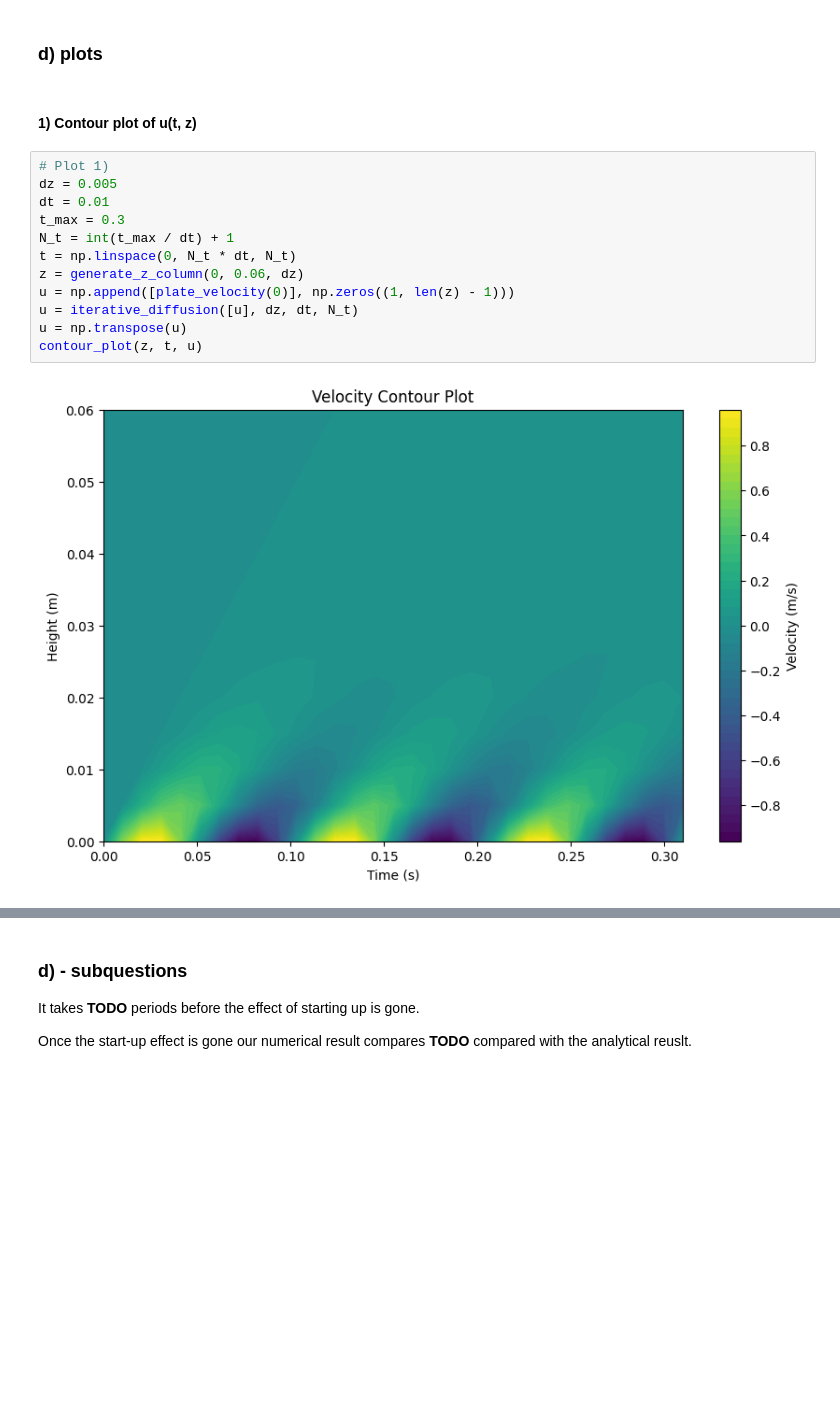
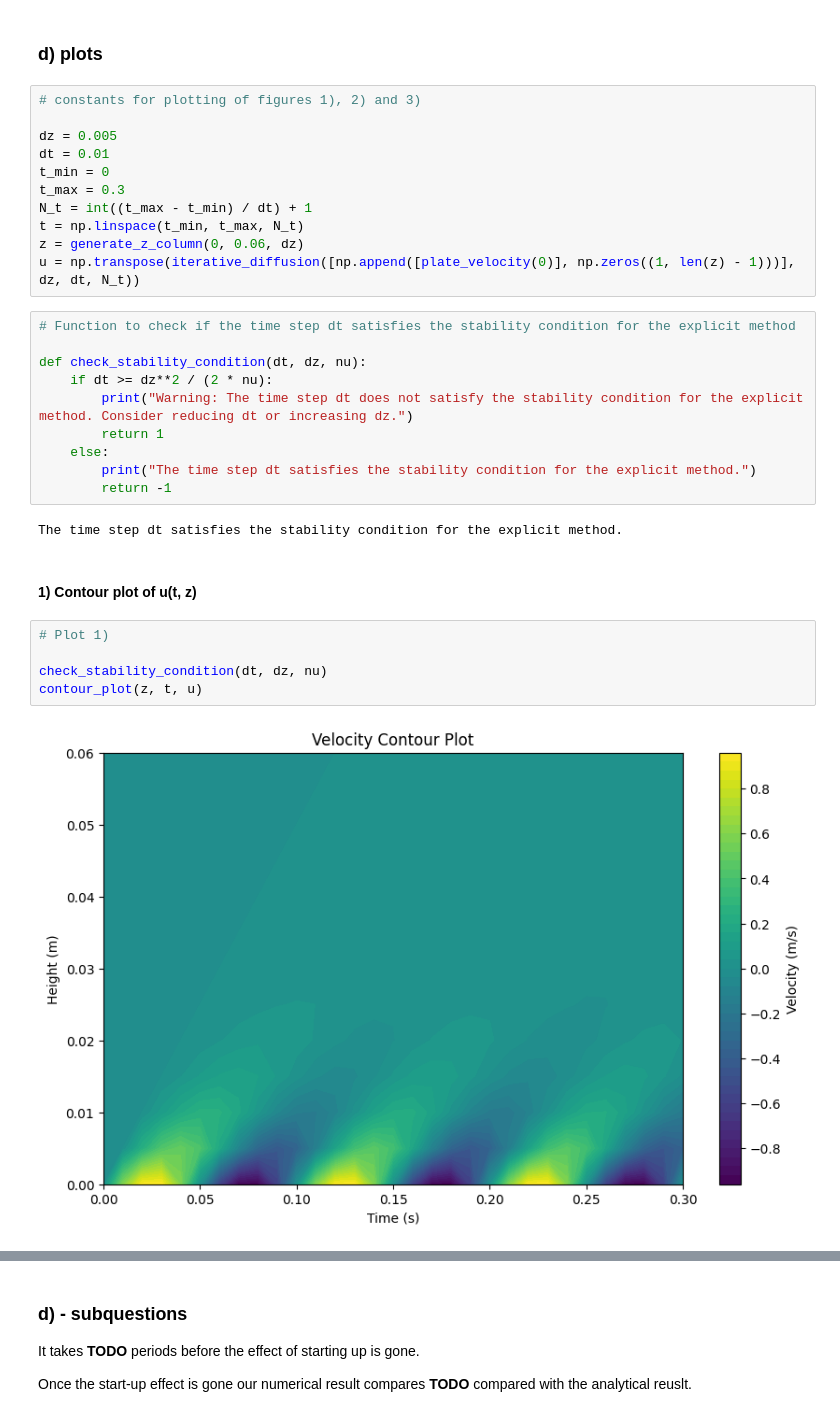
Before and after one commit to HiperLoop/Fluid-dynamics, a Jupyter notebook: Project 2/src/Project2_Group8_computationalpart.ipynb, the cells around one changed output, grey strips where cells are left out. Cells and saved outputs as stored; diff of their text form; blank space fills up the shorter version.

Commit message:
added ploting of figures in P2/2/d

```diff
--- a/Project 2/src/Project2_Group8_computationalpart.ipynb
+++ b/Project 2/src/Project2_Group8_computationalpart.ipynb
@@ -88,19 +96,35 @@ def line_plot(x, u, representative_points, x_label, rep_point_name):
     plt.show()
 # %% [markdown]
 ### d) plots
+# %%
+# constants for plotting of figures 1), 2) and 3)
+
+dz = 0.005
+dt = 0.01
+t_min = 0
+t_max = 0.3
+N_t = int((t_max - t_min) / dt) + 1
+t = np.linspace(t_min, t_max, N_t)
+z = generate_z_column(0, 0.06, dz)
+u = np.transpose(iterative_diffusion([np.append([plate_velocity(0)], np.zeros((1, len(z) - 1)))], dz, dt, N_t))
+# %%
+# Function to check if the time step dt satisfies the stability condition for the explicit method
+
+def check_stability_condition(dt, dz, nu):
+    if dt >= dz**2 / (2 * nu):
+        print("Warning: The time step dt does not satisfy the stability condition for the explicit method. Consider reducing dt or increasing dz.")
+        return 1
+    else:
+        print("The time step dt satisfies the stability condition for the explicit method.")
+        return -1
+# %% [output]
+The time step dt satisfies the stability condition for the explicit method.
 # %% [markdown]
 #### 1) Contour plot of u(t, z)
 # %%
 # Plot 1)
-dz = 0.005
-dt = 0.01
-t_max = 0.3
-N_t = int(t_max / dt) + 1
-t = np.linspace(0, N_t * dt, N_t)
-z = generate_z_column(0, 0.06, dz)
-u = np.append([plate_velocity(0)], np.zeros((1, len(z) - 1)))
-u = iterative_diffusion([u], dz, dt, N_t)
-u = np.transpose(u)
+
+check_stability_condition(dt, dz, nu)
 contour_plot(z, t, u)
 # %% [output]
-[figure, old version]
+[figure, new version]
```
Also changed, not shown: parts of 5 cells of this notebook.
